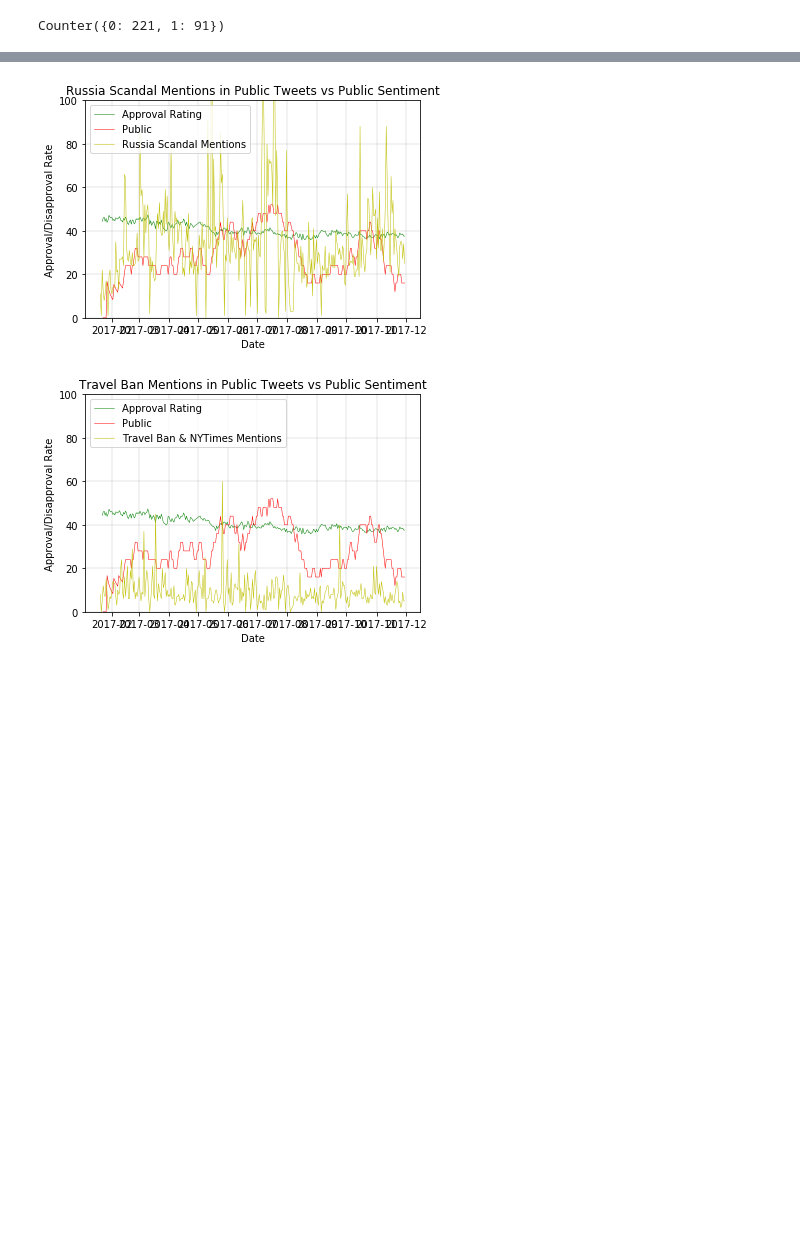
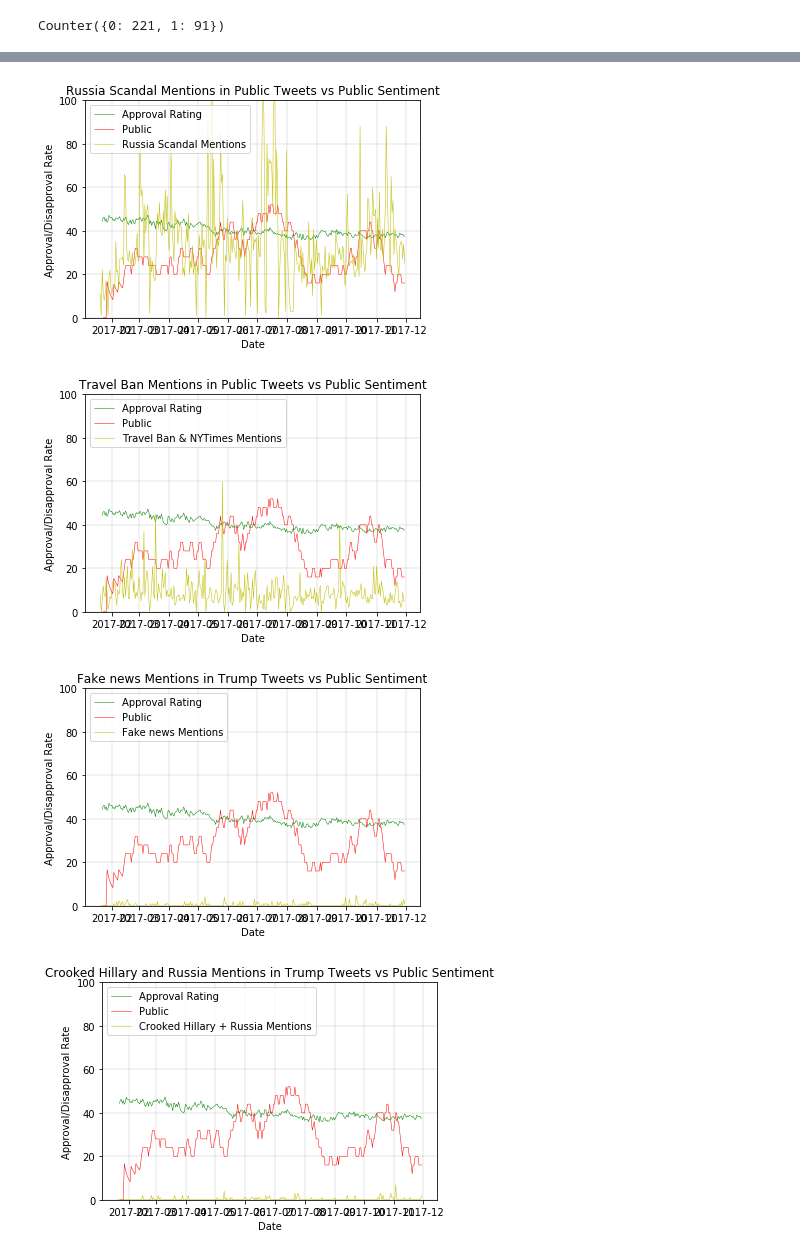
Before and after one commit to periakiva/semanticAnalysis, a Jupyter notebook: AnalysisNB.ipynb, the cells around one changed output, grey strips where cells are left out. Cells and saved outputs as stored; diff of their text form; code cells hidden in the pictures; blank space fills up the shorter version.

Commit message:
updates to code to include trump tweets' topics and updated results graphs

```diff
--- a/AnalysisNB.ipynb
+++ b/AnalysisNB.ipynb
@@ -293,3 +293,16 @@ cat_plot.keys()
  u'No confidence']
 # %%
 print sorted(all_tweets_dict.keys())
+# %%
+with open('trump_tweets_category_dict.pkl','rb') as f:
+    trump_tweets_category_dict = p.load(f)
+# %%
+trump_cat_plot={}
+
+for i in sorted(trump_tweets_category_dict.keys()):
+#     [cat_plot[i]=]
+    for j in trump_tweets_category_dict[i].keys():
+        try:
+            trump_cat_plot[j][i] = trump_tweets_category_dict[i][j]
+        except KeyError:
+            trump_cat_plot[j] = {i: trump_tweets_category_dict[i][j]}
@@ -375,22 +398,28 @@ for key in sorted(x.keys()):
 # %%
 #for key in sorted(xnew.keys()):
 #    print "%s : %s" % (key,xnew[key])
 plotDF(df,index_track=index_track,data_label="Trump",title="Trump Sentiment vs Approval Ratings")
 plotDF(df,_dict_second=all_tweets_index_track,data_second_label="Public",title="Public Sentiment vs Approval Ratings")
 #plotDF(df,index_track = index_track, data_label="Trump",_dict_second = all_tweets_index_track,data_second_label="Public",cat_plot=cat_plot)
 plotDF(df,_dict_second = all_tweets_index_track,data_second_label="Public",cat_plot=cat_plot,topic="Fake news",title="Fake News Mentions in Public Tweets vs Public Sentiment")
 plotDF(df,_dict_second = all_tweets_index_track,data_second_label="Public",cat_plot=cat_plot,topic="Russia Scandal",title="Russia Scandal Mentions in Public Tweets vs Public Sentiment")
 plotDF(df,_dict_second = all_tweets_index_track,data_second_label="Public",cat_plot=cat_plot,topic="Travel Ban & NYTimes",title="Travel Ban Mentions in Public Tweets vs Public Sentiment")
+plotDF(df,_dict_second = all_tweets_index_track,data_second_label="Public",cat_plot=trump_cat_plot,topic="Fake news",title="Fake news Mentions in Trump Tweets vs Public Sentiment")
+plotDF(df,_dict_second = all_tweets_index_track,data_second_label="Public",cat_plot=trump_cat_plot,topic="Crooked Hillary + Russia",title="Crooked Hillary and Russia Mentions in Trump Tweets vs Public Sentiment")
+plotDF(df,_dict_second = all_tweets_index_track,data_second_label="Public",cat_plot=trump_cat_plot,topic="NFL",title="NFL Mentions in Trump Tweets vs Public Sentiment")
+
 
 #print np.mean(x.values())
 #tdp = {'day1':['i hate sushi','work with me here','trump is evil','why are you killing me'],'day2':['evil hate dislike shit no bad']}
 #print impactForData(tdp)
 #print impactForData(tpd)
 #tw = ["i hate sushi","i love europe","trump is not good for america","where is my phone?"]
 #print impactForList(tw)
 # %% [output]
 [figure]
 [figure]
 [figure]
 [figure]
 [figure]
+[figure, added]
+[figure, added]
```
Also changed, not shown: parts of 2 cells of this notebook, 4 other files.
